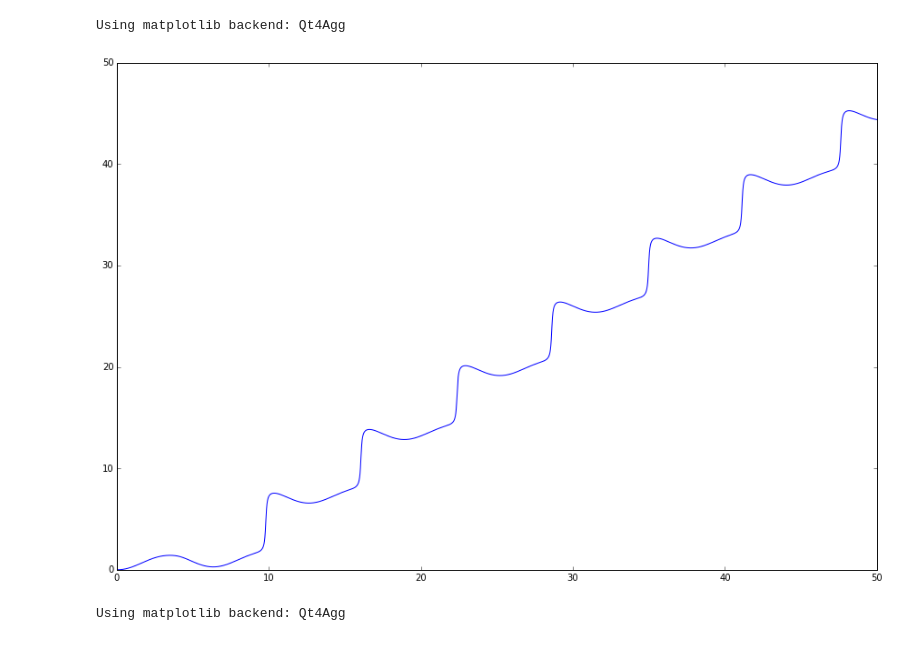
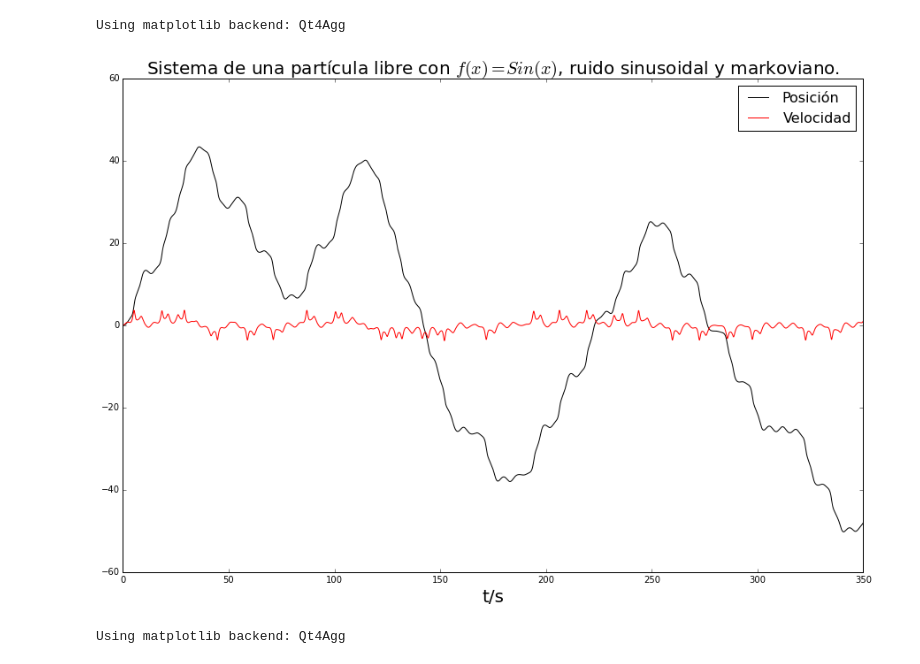
Before and after one commit to AHA-EL-CAPI/MC, a Jupyter notebook: Proyecto.ipynb, the cells around one changed output. Drawn from its saved outputs; the diff is of its cells as text; code cells hidden in the pictures.

```diff
--- a/Proyecto.ipynb
+++ b/Proyecto.ipynb
@@ -5,7 +5,7 @@ from scipy.integrate import odeint
 import matplotlib.animation as animation
 # %%
 %matplotlib inline
-alpha = -15.
+alpha = 5.
 times=np.linspace(0,1.,100000)
 def f(Y,t):
     return np.array([Y[1],-alpha*np.cos(Y[0])*Y[1]])
@@ -14,7 +14,11 @@ def f(Y,t):
 funsol,others=odeint(f,[0.,1.],times,full_output=True)
 
 plt.figure(figsize=(15,10))
-plt.plot(times,funsol[:,0],'k')
-plt.plot(times,funsol[:,1],'b')
+plt.plot(times,funsol[:,0],'k',label=u'Posición($m$)')
+plt.plot(times,funsol[:,1],'r',label=u'Velocidad($m/s$)')
+plt.legend(loc='best',fontsize=16)
+plt.xlabel(u't/s',fontsize=20)
+plt.title(u'Sistema de una partícula libre con $f(x) = Sin(x)$, sin ruido y markoviano.',fontsize=20)
+plt.savefig('1')
 plt.show()
 # %% [output]
@@ -79,15 +84,20 @@ plt.show()
 Using matplotlib backend: Qt4Agg
 # %%
 %matplotlib inline
-mass = 0.1
-alpha = -15.
+mass = 1.
+alpha = 1.
 def f(Y,t):
     return np.array([Y[1],-alpha*np.cos(Y[0])*Y[1] + (1/mass)*np.cos(Y[0])*np.cos(t)])
 
-times=np.linspace(0,50.,10000)
+times=np.linspace(0,490.,1000000)
 funsol,others=odeint(f,[0.,0.],times,full_output=True)
 
 plt.figure(figsize=(15,10))
-plt.plot(times,funsol[:,0])
+plt.plot(times,funsol[:,0],'k',label=u'Posición($m$)')
+plt.plot(times,funsol[:,1],'r',label=u'Velocidad($m/s$)')
+plt.legend(loc='best',fontsize=20)
+plt.xlabel(u't/s',fontsize=20)
+plt.title(u'Sistema de una partícula libre con $f(x) = Sin(x)$, ruido  sinusoidal y markoviano.',fontsize=20)
+plt.savefig('2')
 plt.show()
 # %% [output]
@@ -117,19 +127,24 @@ plt.show()
 Using matplotlib backend: Qt4Agg
 # %%
 %matplotlib inline
-mass = 0.1
-alpha = 15.
+mass = 1.
+alpha = 1.
 def f(Y,t):
     return np.array([Y[1],-alpha*np.cos(Y[0])*Y[1] + (1/mass)*np.cos(Y[0])*np.sin(t)])
 
-times=np.linspace(0,50.,100000)
+times=np.linspace(0,350.,100000)
 funsol,others=odeint(f,[0.,0.],times,full_output=True)
 
 plt.figure(figsize=(15,10))
-plt.plot(times,funsol[:,0])
+plt.plot(times,funsol[:,0],'k',label=u'Posición')
+plt.plot(times,funsol[:,1],'r',label=u'Velocidad')
+plt.xlabel(u't/s',fontsize=20)
+plt.legend(loc='best',fontsize=16)
+plt.title(u'Sistema de una partícula libre con $f(x) = Sin(x)$, ruido sinusoidal y markoviano.',fontsize=20)
+plt.savefig('3')
 plt.show()
 # %% [output]
-[figure, old version]
+[figure, new version]
 # %%
 %matplotlib
 fig = plt.figure(figsize=(15,10))
```
Also changed, not shown: parts of 8 cells of this notebook, 6 other files.
